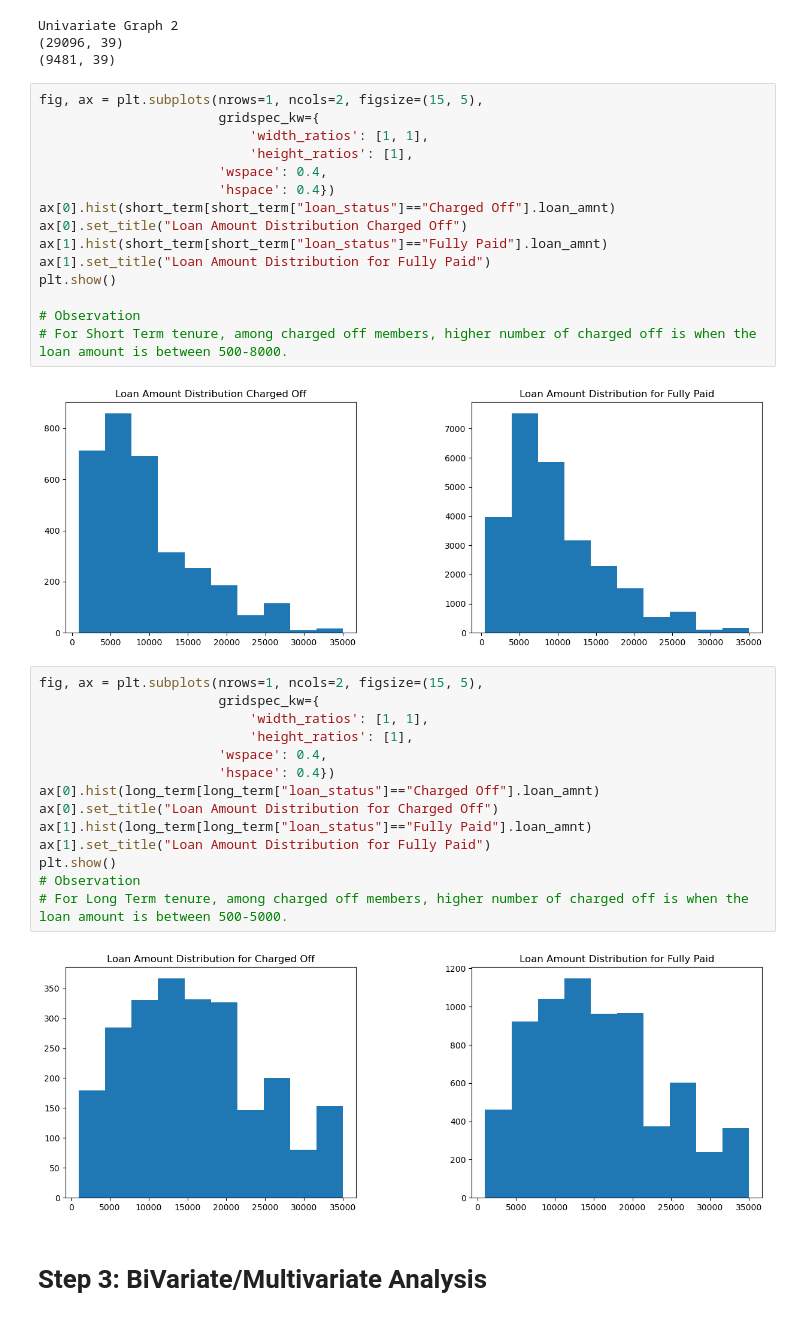
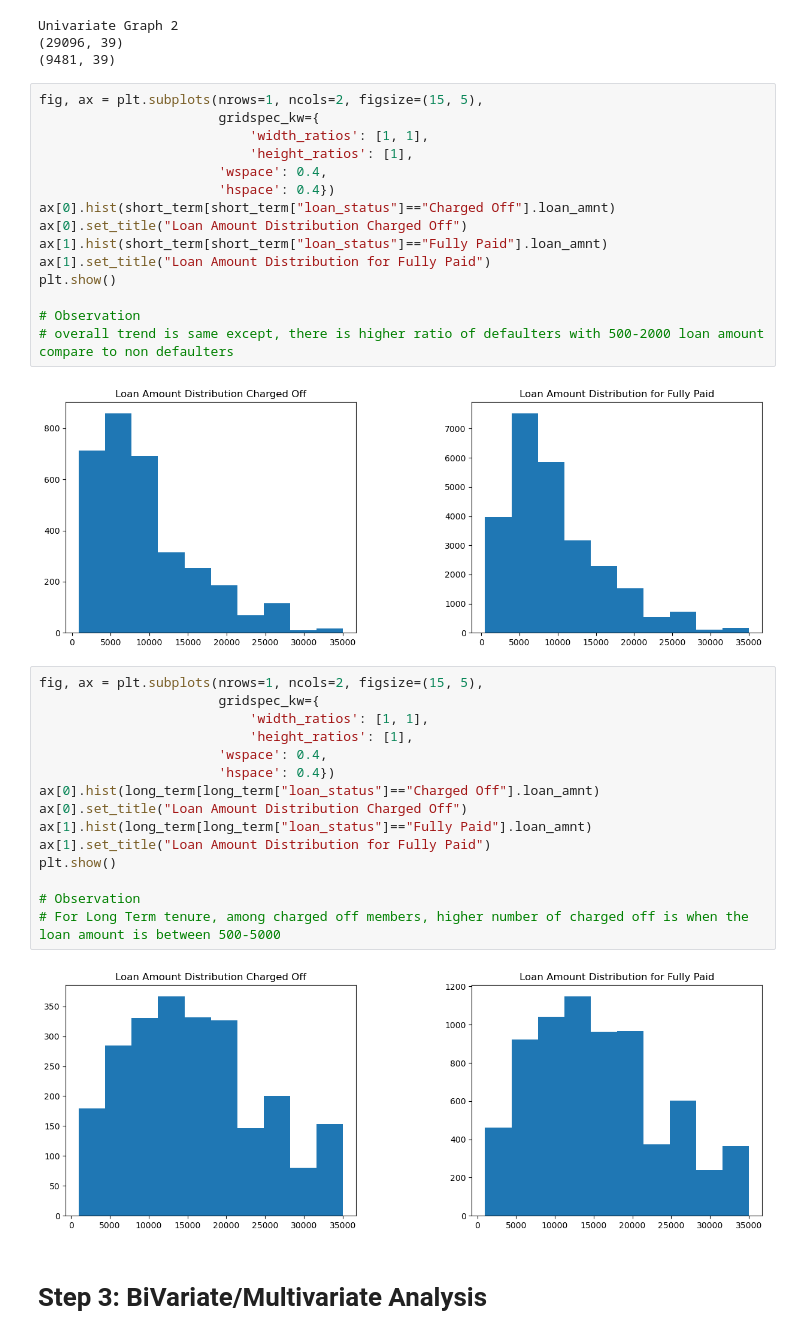
Before and after one commit to mvinayvenkatesh/LendingClubCaseStudy, a Jupyter notebook: lending_club_case_study.ipynb, the cells around one changed output. Drawn from its saved outputs; the diff is of its cells as text.

```diff
--- a/lending_club_case_study.ipynb
+++ b/lending_club_case_study.ipynb
@@ -447,24 +356,25 @@ ax[1].set_title("Loan Amount Distribution for Fully Paid")
 plt.show()
 
 # Observation
-# For Short Term tenure, among charged off members, higher number of charged off is when the loan amount is between 500-8000.
+# overall trend is same except, there is higher ratio of defaulters with 500-2000 loan amount compare to non defaulters
 # %% [output]
 [figure]
-# %%
-fig, ax = plt.subplots(nrows=1, ncols=2, figsize=(15, 5),
-                       gridspec_kw={
-                           'width_ratios': [1, 1],
-                           'height_ratios': [1],
-                       'wspace': 0.4,
-                       'hspace': 0.4})
-ax[0].hist(long_term[long_term["loan_status"]=="Charged Off"].loan_amnt)
-ax[0].set_title("Loan Amount Distribution for Charged Off")
-ax[1].hist(long_term[long_term["loan_status"]=="Fully Paid"].loan_amnt)
-ax[1].set_title("Loan Amount Distribution for Fully Paid")
-plt.show()
-# Observation
-# For Long Term tenure, among charged off members, higher number of charged off is when the loan amount is between 500-5000.
-# %% [output]
-[figure, removed]
+# %%
+fig, ax = plt.subplots(nrows=1, ncols=2, figsize=(15, 5),
+                       gridspec_kw={
+                           'width_ratios': [1, 1],
+                           'height_ratios': [1],
+                       'wspace': 0.4,
+                       'hspace': 0.4})
+ax[0].hist(long_term[long_term["loan_status"]=="Charged Off"].loan_amnt)
+ax[0].set_title("Loan Amount Distribution Charged Off")
+ax[1].hist(long_term[long_term["loan_status"]=="Fully Paid"].loan_amnt)
+ax[1].set_title("Loan Amount Distribution for Fully Paid")
+plt.show()
+
+# Observation
+# For Long Term tenure, among charged off members, higher number of charged off is when the loan amount is between 500-5000
+# %% [output]
+[figure, added]
 # %% [markdown]
 # Step 3: BiVariate/Multivariate Analysis
```
Also changed, not shown: parts of 25 cells of this notebook, 1 other file.
